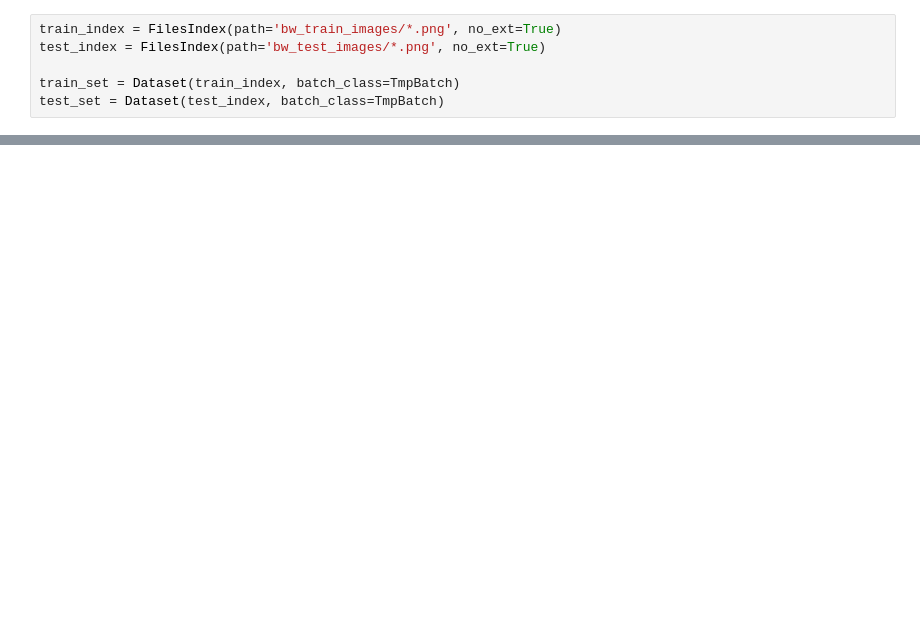
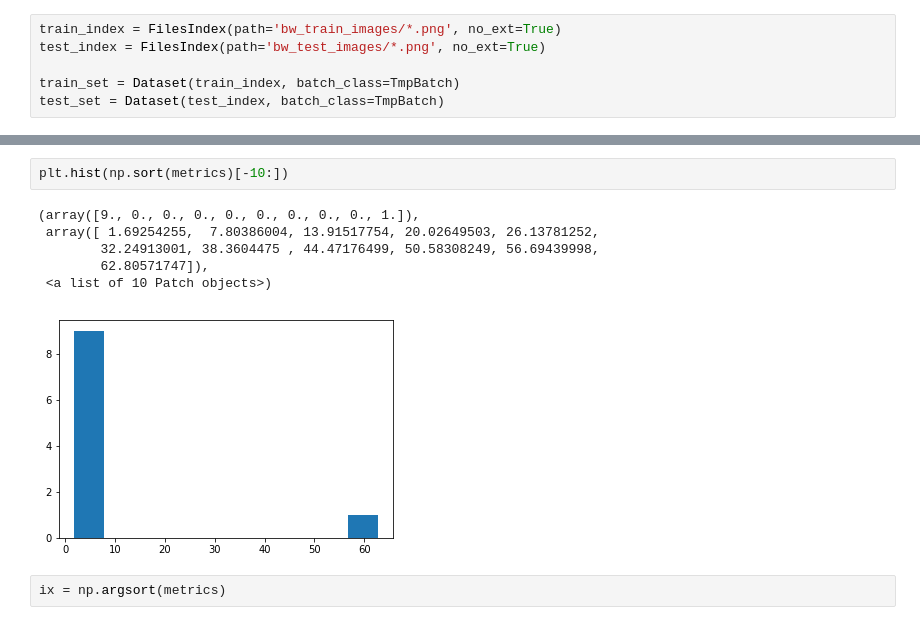
Before and after one commit to analysiscenter/radial, a Jupyter notebook: research/image_model.ipynb, the cells around one changed output, grey strips where cells are left out. Drawn from its saved outputs; the diff is of its cells as text; blank space fills up the shorter version.

```diff
--- a/research/image_model.ipynb
+++ b/research/image_model.ipynb
@@ -90,0 +281,11 @@ btch = (load_ppl << test_set).next_batch(2)
+# %%
+plt.hist(np.sort(metrics)[-10:])
+# %% [output]
+(array([9., 0., 0., 0., 0., 0., 0., 0., 0., 1.]),
+ array([ 1.69254255,  7.80386004, 13.91517754, 20.02649503, 26.13781252,
+        32.24913001, 38.3604475 , 44.47176499, 50.58308249, 56.69439998,
+        62.80571747]),
+ <a list of 10 Patch objects>)
+[figure, added]
+# %%
+ix = np.argsort(metrics)
```
Also changed, not shown: parts of 41 cells of this notebook.
